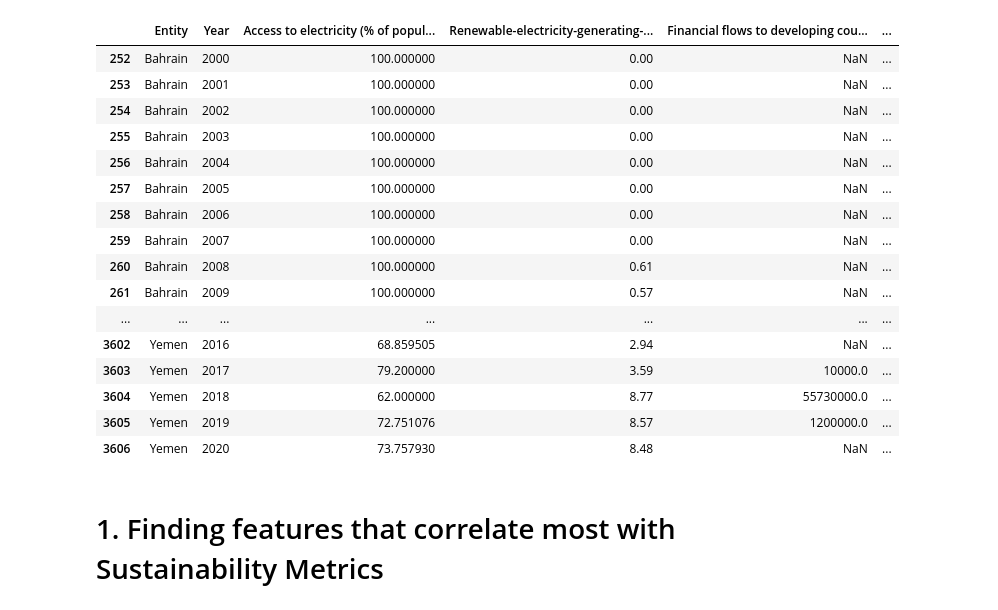
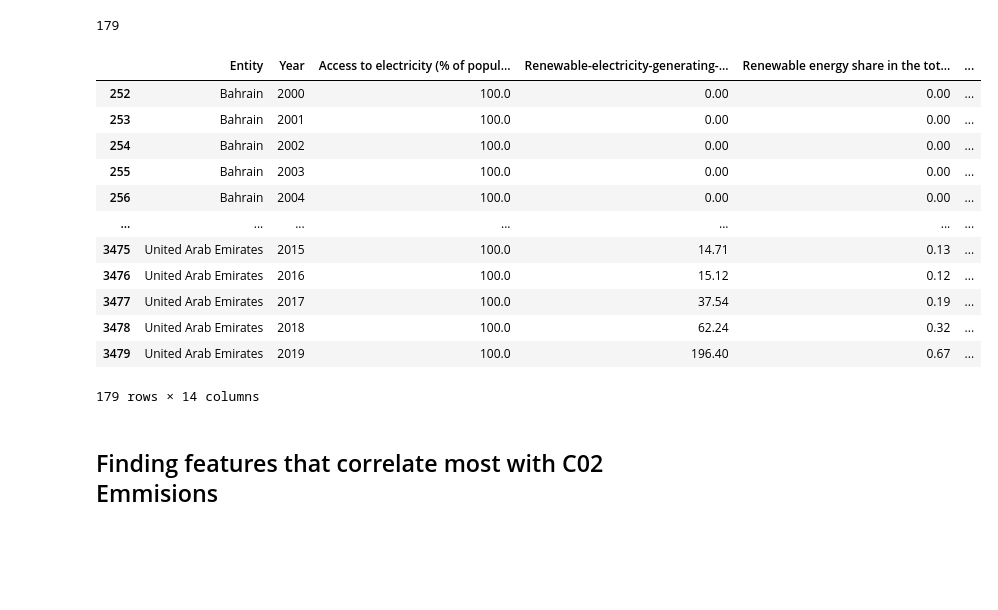
Before and after one commit to nazary1212/DS3000, a Jupyter notebook: main.ipynb, the cells around one changed output. Drawn from its saved outputs; the diff is of its cells as text; code cells hidden in the pictures; blank space fills up the shorter version.

```diff
--- a/main.ipynb
+++ b/main.ipynb
@@ -14,34 +14,42 @@ from sklearn.linear_model import LinearRegression
 # %%
 #Show dataframe attributes and clean up data that is irrelevant to our goal
 df = pd.read_csv('global-data-on-sustainable-energy (1).csv')
-df = df.drop(columns = ['Latitude', 'Longitude', 'Land Area(Km2)', 'Electricity from nuclear (TWh)', 'Access to clean fuels for cooking'])
+df = df.drop(columns = ['Latitude', 'Longitude', 'Land Area(Km2)', 'Electricity from nuclear (TWh)', 'Access to clean fuels for cooking', 'Financial flows to developing countries (US $)', 'Renewables (% equivalent primary energy)'])
 
 df.head()
 
 #Keeping rows of only the 10 countries that will be used for our analyses
-countries = ['Bahrain', 'Libya', 'Jordan', 'Iraq', 'Lebanon', 'Yemen', 'United Arab Emirates', 'Kuwait', 'Oman', 'Qatar']
+countries = ['Bahrain', 'Libya', 'Jordan', 'Iraq', 'Lebanon', 'United Arab Emirates', 'Kuwait', 'Oman', 'Qatar']
 
 data = df[df['Entity'].isin(countries)]
-rows = len(data) #confirmation that all countries data is presented
 
-data.head(rows)
+data = data.dropna()
+'''
+MAY OR MAY NOT NEED
+# Calculate year-over-year CO2 emissions change
+data['CO2_Gain_YOY'] = data.groupby('Entity')['Value_co2_emissions_kt_by_country'].diff()
+
+# Display the updated DataFrame to check the results
+data[['Entity', 'Year', 'Value_co2_emissions_kt_by_country', 'CO2_Gain_YOY']].head(10)
+'''
+print(len(data))
+data.head(210)
+
+#CONSTRUCT FEATURES THAT WILL BE USED IN ANALYSYS
 # %% [output]
+179
-|  | Entity | Year | Access to electricity (% of popul... | Renewable-electricity-generating-... | Financial flows to developing cou... | ... |
-| 252 | Bahrain | 2000 | 100.000000 | 0.00 | NaN | ... |
-| 253 | Bahrain | 2001 | 100.000000 | 0.00 | NaN | ... |
-| 254 | Bahrain | 2002 | 100.000000 | 0.00 | NaN | ... |
-| 255 | Bahrain | 2003 | 100.000000 | 0.00 | NaN | ... |
-| 256 | Bahrain | 2004 | 100.000000 | 0.00 | NaN | ... |
-| 257 | Bahrain | 2005 | 100.000000 | 0.00 | NaN | ... |
-| 258 | Bahrain | 2006 | 100.000000 | 0.00 | NaN | ... |
-| 259 | Bahrain | 2007 | 100.000000 | 0.00 | NaN | ... |
-| 260 | Bahrain | 2008 | 100.000000 | 0.61 | NaN | ... |
-| 261 | Bahrain | 2009 | 100.000000 | 0.57 | NaN | ... |
+|  | Entity | Year | Access to electricity (% of popul... | Renewable-electricity-generating-... | Renewable energy share in the tot... | ... |
+| 252 | Bahrain | 2000 | 100.0 | 0.00 | 0.00 | ... |
+| 253 | Bahrain | 2001 | 100.0 | 0.00 | 0.00 | ... |
+| 254 | Bahrain | 2002 | 100.0 | 0.00 | 0.00 | ... |
+| 255 | Bahrain | 2003 | 100.0 | 0.00 | 0.00 | ... |
+| 256 | Bahrain | 2004 | 100.0 | 0.00 | 0.00 | ... |
 | ... | ... | ... | ... | ... | ... | ... |
-| 3602 | Yemen | 2016 | 68.859505 | 2.94 | NaN | ... |
-| 3603 | Yemen | 2017 | 79.200000 | 3.59 | 10000.0 | ... |
-| 3604 | Yemen | 2018 | 62.000000 | 8.77 | 55730000.0 | ... |
-| 3605 | Yemen | 2019 | 72.751076 | 8.57 | 1200000.0 | ... |
-| 3606 | Yemen | 2020 | 73.757930 | 8.48 | NaN | ... |
+| 3475 | United Arab Emirates | 2015 | 100.0 | 14.71 | 0.13 | ... |
+| 3476 | United Arab Emirates | 2016 | 100.0 | 15.12 | 0.12 | ... |
+| 3477 | United Arab Emirates | 2017 | 100.0 | 37.54 | 0.19 | ... |
+| 3478 | United Arab Emirates | 2018 | 100.0 | 62.24 | 0.32 | ... |
+| 3479 | United Arab Emirates | 2019 | 100.0 | 196.40 | 0.67 | ... |
+179 rows × 14 columns
 # %% [markdown]
-# 1. Finding features that correlate most with Sustainability Metrics
+## Finding features that correlate most with C02 Emmisions
```
Also changed, not shown: parts of 3 cells of this notebook.
